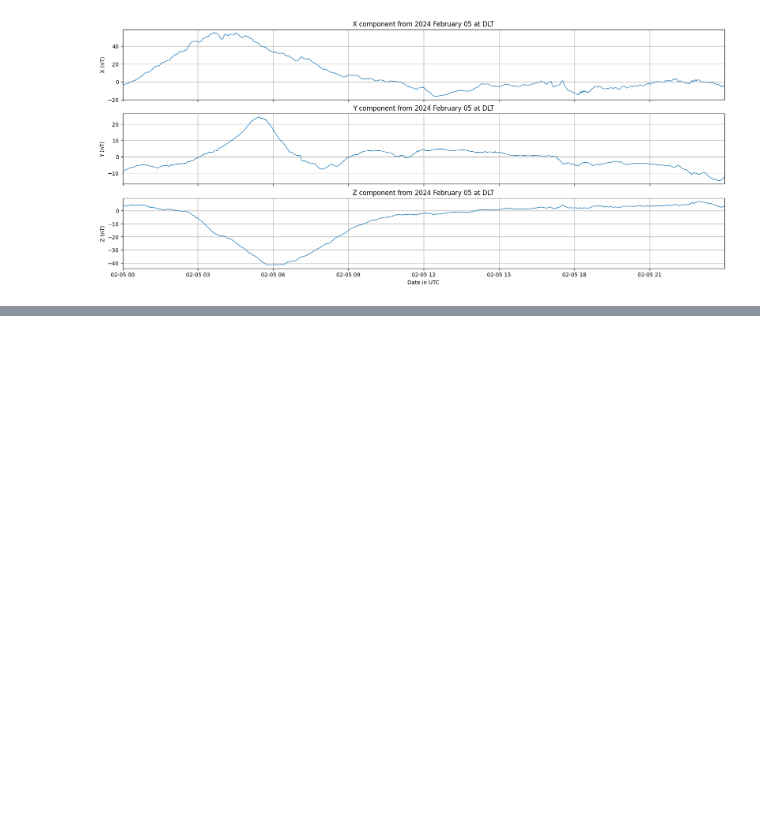
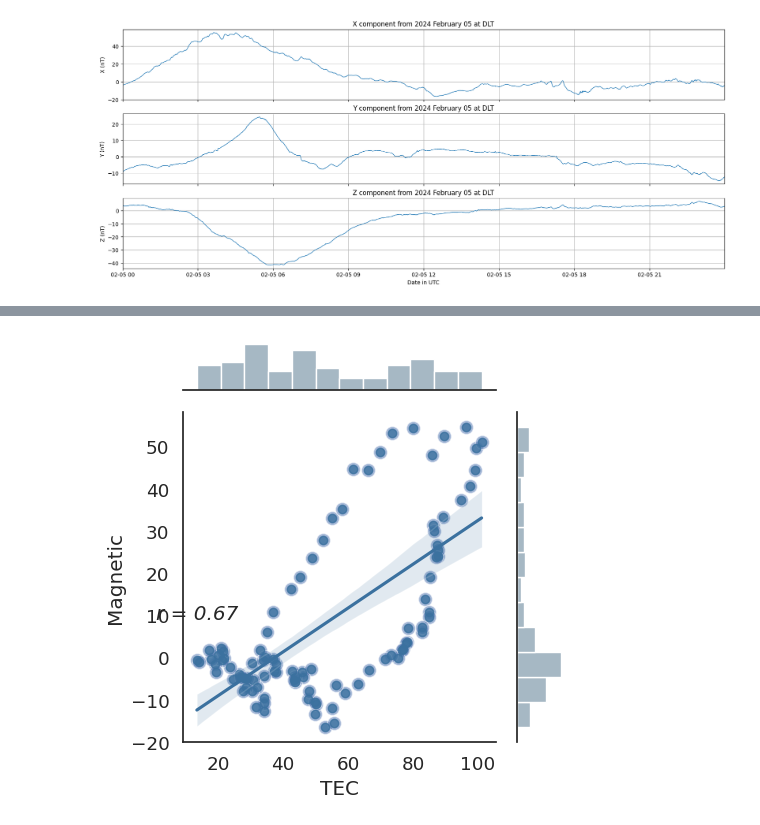
Before and after one commit to linmyint-lab/geodata, a Jupyter notebook: ParticalDetctionWS_CMU2024.ipynb, the cells around one changed output, grey strips where cells are left out. Cells and saved outputs as stored; diff of their text form; code cells hidden in the pictures; blank space fills up the shorter version.

```diff
--- a/ParticalDetctionWS_CMU2024.ipynb
+++ b/ParticalDetctionWS_CMU2024.ipynb
@@ -762,0 +787,16 @@ plt.show()
+# %%
+import seaborn as sns
+from scipy.stats import pearsonr
+corr, _ = pearsonr(val_df['TEC'],val_df['Magnetic'])
+sns.set(style='white', font_scale=1.2)
+xlim = val_df['TEC'].max()+1
+ylim = val_df['Magnetic'].max() + 1
+g = sns.JointGrid(data=val_df, x = 'TEC', y='Magnetic', height=5)
+g.plot_joint(sns.scatterplot, s=100, alpha=.5)
+g = g.plot_joint(sns.regplot, color="xkcd:muted blue")
+#g.plot(sns.regplot, sns.boxplot)
+g = g.plot_marginals(sns.histplot, kde=False, bins=12, color="xkcd:bluey grey")
+g.ax_joint.text(1, 9, f'r = {round(corr,2)}', fontstyle='italic')
+plt.tight_layout()
+# %% [output]
+[figure, added]
```
Also changed, not shown: parts of 8 cells of this notebook.
